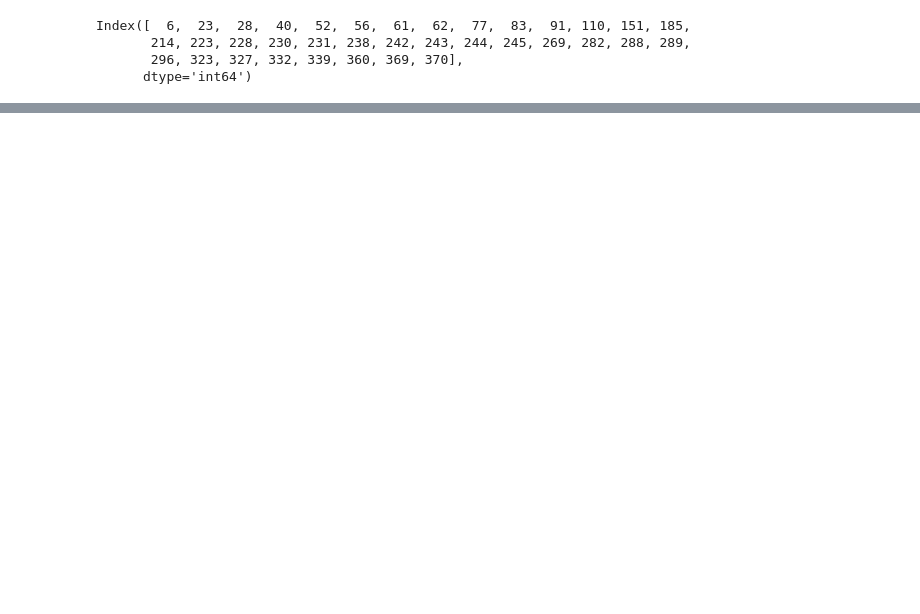
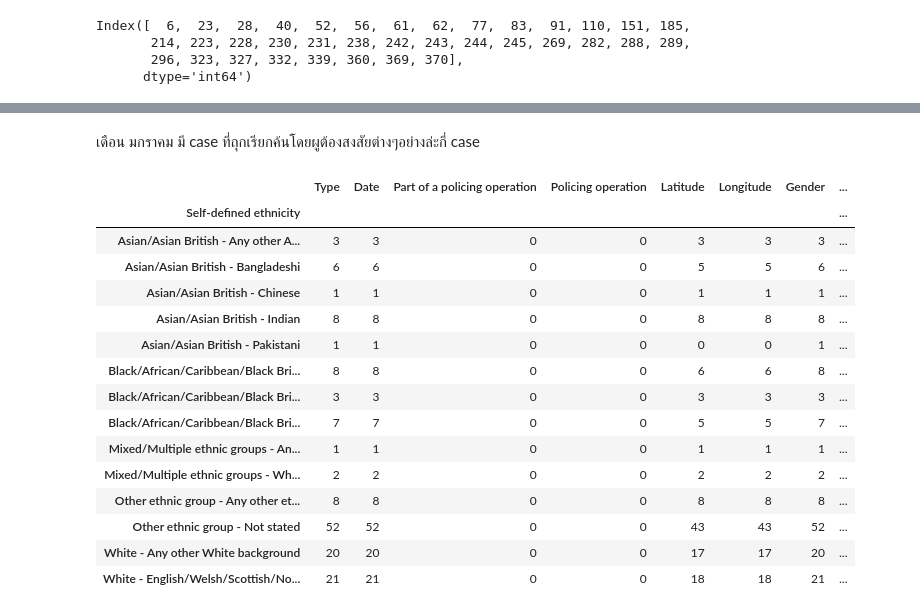
Before and after one commit to para662/dataviz2025, a Jupyter notebook: pandas_101_2025.ipynb, the cells around one changed output, grey strips where cells are left out. Cells and saved outputs as stored; diff of their text form; code cells hidden in the pictures; blank space fills up the shorter version.

Commit message:
จบ Python Programmong for Data Science

```diff
--- a/pandas_101_2025.ipynb
+++ b/pandas_101_2025.ipynb
@@ -1025,0 +1148,3 @@ Index([  6,  23,  28,  40,  52,  56,  61,  62,  77,  83,  91, 110, 151, 185,
+# %%
+Slondon = pd.read_csv('/content/drive/MyDrive/data/2025-03/2025-03-city-of-london-stop-and-search.csv')
+Slondon.head()
@@ -1025,0 +1158,21 @@ Index([  6,  23,  28,  40,  52,  56,  61,  62,  77,  83,  91, 110, 151, 185,
+# %% [markdown]
+เดือน มกราคม มี case ที่ถุกเรียกค้นโดยผูต้องสงสัยต่างๆอย่างล่ะกี่ case
+# %%
+Slondon.groupby('Self-defined ethnicity').count()
+# %% [output]
+|  | Type | Date | Part of a policing operation | Policing operation | Latitude | Longitude | Gender | ... |
+| Self-defined ethnicity |  |  |  |  |  |  |  | ... |
+| Asian/Asian British - Any other A... | 3 | 3 | 0 | 0 | 3 | 3 | 3 | ... |
+| Asian/Asian British - Bangladeshi | 6 | 6 | 0 | 0 | 5 | 5 | 6 | ... |
+| Asian/Asian British - Chinese | 1 | 1 | 0 | 0 | 1 | 1 | 1 | ... |
+| Asian/Asian British - Indian | 8 | 8 | 0 | 0 | 8 | 8 | 8 | ... |
+| Asian/Asian British - Pakistani | 1 | 1 | 0 | 0 | 0 | 0 | 1 | ... |
+| Black/African/Caribbean/Black Bri... | 8 | 8 | 0 | 0 | 6 | 6 | 8 | ... |
+| Black/African/Caribbean/Black Bri... | 3 | 3 | 0 | 0 | 3 | 3 | 3 | ... |
+| Black/African/Caribbean/Black Bri... | 7 | 7 | 0 | 0 | 5 | 5 | 7 | ... |
+| Mixed/Multiple ethnic groups - An... | 1 | 1 | 0 | 0 | 1 | 1 | 1 | ... |
+| Mixed/Multiple ethnic groups - Wh... | 2 | 2 | 0 | 0 | 2 | 2 | 2 | ... |
+| Other ethnic group - Any other et... | 8 | 8 | 0 | 0 | 8 | 8 | 8 | ... |
+| Other ethnic group - Not stated | 52 | 52 | 0 | 0 | 43 | 43 | 52 | ... |
+| White - Any other White background | 20 | 20 | 0 | 0 | 17 | 17 | 20 | ... |
+| White - English/Welsh/Scottish/No... | 21 | 21 | 0 | 0 | 18 | 18 | 21 | ... |
```
Also changed, not shown: parts of 18 cells of this notebook.
